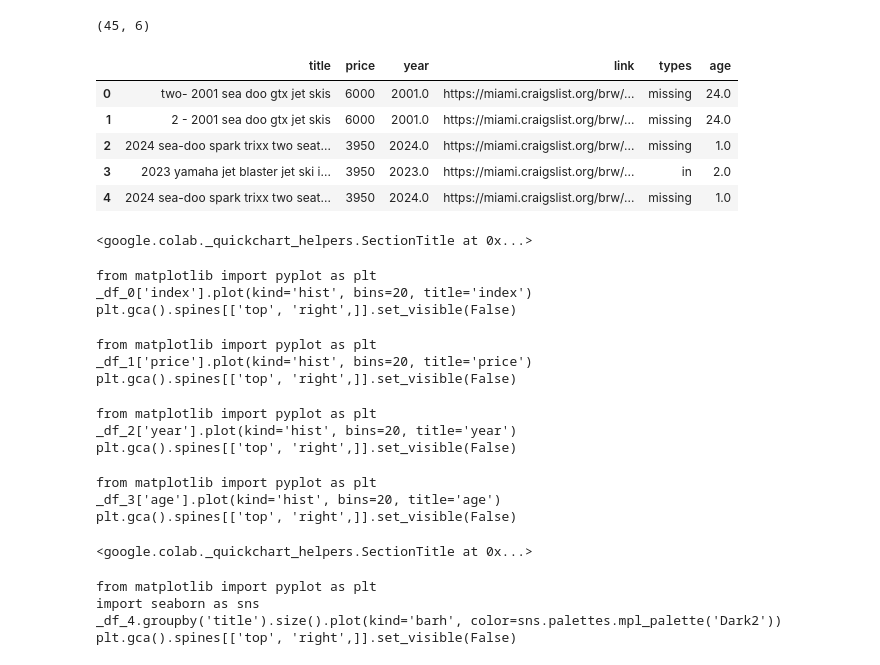
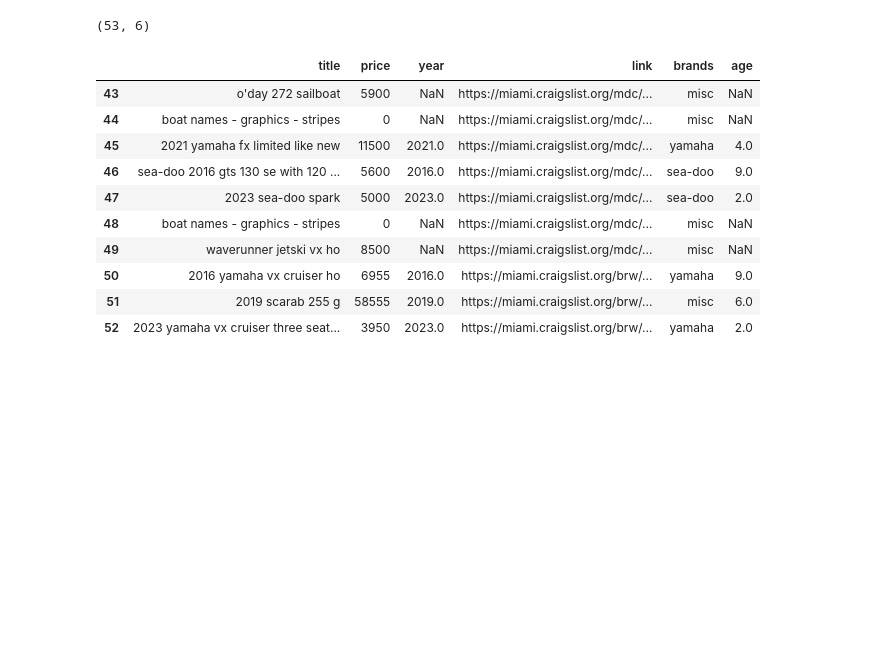
Before and after one commit to kyleegit27/wrangling_KL, a Jupyter notebook: ML_lab1.ipynb, the cells around one changed output. Drawn from its saved outputs; the diff is of its cells as text; code cells hidden in the pictures; blank space fills up the shorter version.

```diff
--- a/ML_lab1.ipynb
+++ b/ML_lab1.ipynb
@@ -25,70 +25,54 @@ listings = obj.find_all(class_ = 'cl-static-search-result') #finds all the listi
 #use .get_text() function
 #split title words with title.split()
 # %%
-#use regular expressions for expressing patterns, nest in for-loop + append
+import re  # Regular expressions
+import numpy as np  # Required for np.nan
 
-import re #regular expressions
-types = ['yamaha', 'sea doo']
+brands = ['yamaha', 'sea-doo']
 
-#open data list
+# Open data list
 data = []
 
 for k in range(len(listings)):
-  title = listings[k].find('div', class_= 'title').get_text().lower()
-  price = listings[k].find('div', class_ = 'price').get_text()
-  #href - hypertext reference
-  link = listings[k].find(href = True)['href']
-  #retrieving type of jet ski from title string
-  words = title.split()
-  hits = [word for word in words if word in types]
-  if len(hits) == 0:
-    types = 'missing'
-  else:
-    types = hits[0]
+    title = listings[k].find('div', class_='title').get_text().lower()
+    price = listings[k].find('div', class_='price').get_text()
+    link = listings[k].find(href=True)['href']
 
-    #retrieving years from title string
-  regex_search = re.search(r'20[0-9][0-9]|19[0-9][0-9]', title)#finds year reference
-  if regex_search == None: #if no hits, record as n/a
-    year = np.nan
-  else:
-    year = regex_search.group(0) #if hit, record as first match
+    # Normalize "Sea-Doo" variations
+    title = re.sub(r'\b(sea[\s-]?doo|seadoo)\b', 'sea-doo', title)
 
-  data.append({'title': title, 'price': price, 'year': year, 'link': link, 'types': types})
+    # Retrieve brand
+    words = title.split()
+    hits = [brand for brand in brands if brand in words]
+    brand = hits[0] if hits else 'misc'
+
+    # Retrieve year from title
+    regex_search = re.search(r'20[0-9]{2}|19[0-9]{2}', title)
+    year = regex_search.group(0) if regex_search else np.nan
+
+    data.append({'title': title, 'price': price, 'year': year, 'link': link, 'brands': brand})
 # %%
 #wrangle data...typcast/coerce, clean etc.
 #put in dataframe
 #data clean to include ... sea-doo same as sea doo
 df = pd.DataFrame.from_dict(data)
 df['price'] = df['price'].str.replace('$', '')
 df['price'] = df['price'].str.replace(',', '')
 df['price'] = pd.to_numeric(df['price'], errors= 'coerce')
 df['year'] = pd.to_numeric(df['year'], errors = 'coerce')
 df['age'] = 2025 - df['year']
 print(df.shape)
-df.head()
+df.tail(10)
 # %% [output]
-(45, 6)
+(53, 6)
-|  | title | price | year | link | types | age |
-| 0 | two- 2001 sea doo gtx jet skis | 6000 | 2001.0 | https://miami.craigslist.org/brw/... | missing | 24.0 |
-| 1 | 2 - 2001 sea doo gtx jet skis | 6000 | 2001.0 | https://miami.craigslist.org/brw/... | missing | 24.0 |
-| 2 | 2024 sea-doo spark trixx two seat... | 3950 | 2024.0 | https://miami.craigslist.org/brw/... | missing | 1.0 |
-| 3 | 2023 yamaha jet blaster jet ski i... | 3950 | 2023.0 | https://miami.craigslist.org/brw/... | in | 2.0 |
-| 4 | 2024 sea-doo spark trixx two seat... | 3950 | 2024.0 | https://miami.craigslist.org/brw/... | missing | 1.0 |
+|  | title | price | year | link | brands | age |
+| 43 | o'day 272 sailboat | 5900 | NaN | https://miami.craigslist.org/mdc/... | misc | NaN |
+| 44 | boat names - graphics - stripes | 0 | NaN | https://miami.craigslist.org/mdc/... | misc | NaN |
+| 45 | 2021 yamaha fx limited like new | 11500 | 2021.0 | https://miami.craigslist.org/mdc/... | yamaha | 4.0 |
+| 46 | sea-doo 2016 gts 130 se with 120 ... | 5600 | 2016.0 | https://miami.craigslist.org/mdc/... | sea-doo | 9.0 |
+| 47 | 2023 sea-doo spark | 5000 | 2023.0 | https://miami.craigslist.org/mdc/... | sea-doo | 2.0 |
+| 48 | boat names - graphics - stripes | 0 | NaN | https://miami.craigslist.org/mdc/... | misc | NaN |
+| 49 | waverunner jetski vx ho | 8500 | NaN | https://miami.craigslist.org/mdc/... | misc | NaN |
+| 50 | 2016 yamaha vx cruiser ho | 6955 | 2016.0 | https://miami.craigslist.org/brw/... | yamaha | 9.0 |
+| 51 | 2019 scarab 255 g | 58555 | 2019.0 | https://miami.craigslist.org/brw/... | misc | 6.0 |
+| 52 | 2023 yamaha vx cruiser three seat... | 3950 | 2023.0 | https://miami.craigslist.org/brw/... | yamaha | 2.0 |
-<google.colab._quickchart_helpers.SectionTitle at 0x...>
-from matplotlib import pyplot as plt
-_df_0['index'].plot(kind='hist', bins=20, title='index')
-plt.gca().spines[['top', 'right',]].set_visible(False)
-from matplotlib import pyplot as plt
-_df_1['price'].plot(kind='hist', bins=20, title='price')
-plt.gca().spines[['top', 'right',]].set_visible(False)
-from matplotlib import pyplot as plt
-_df_2['year'].plot(kind='hist', bins=20, title='year')
-plt.gca().spines[['top', 'right',]].set_visible(False)
-from matplotlib import pyplot as plt
-_df_3['age'].plot(kind='hist', bins=20, title='age')
-plt.gca().spines[['top', 'right',]].set_visible(False)
-<google.colab._quickchart_helpers.SectionTitle at 0x...>
-from matplotlib import pyplot as plt
-import seaborn as sns
-_df_4.groupby('title').size().plot(kind='barh', color=sns.palettes.mpl_palette('Dark2'))
-plt.gca().spines[['top', 'right',]].set_visible(False)
```
Also changed, not shown: parts of 6 cells of this notebook.
